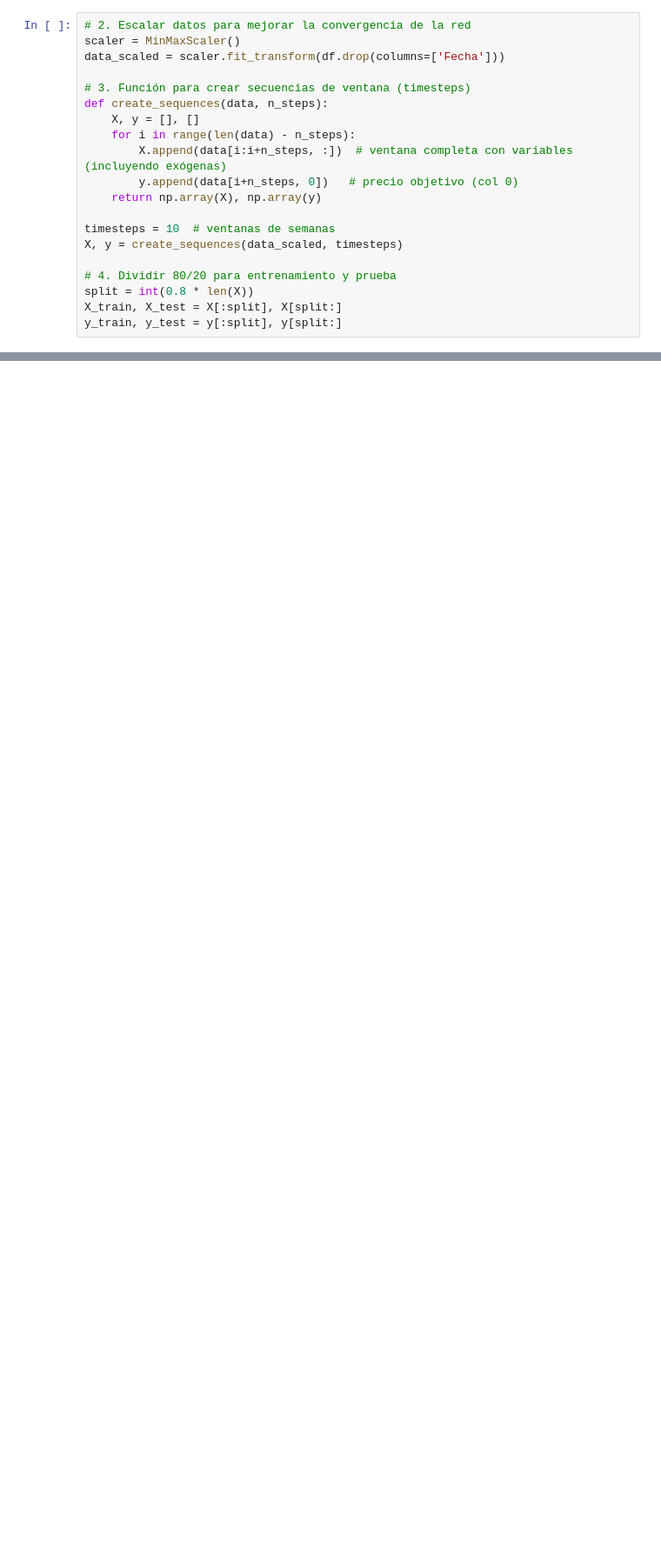
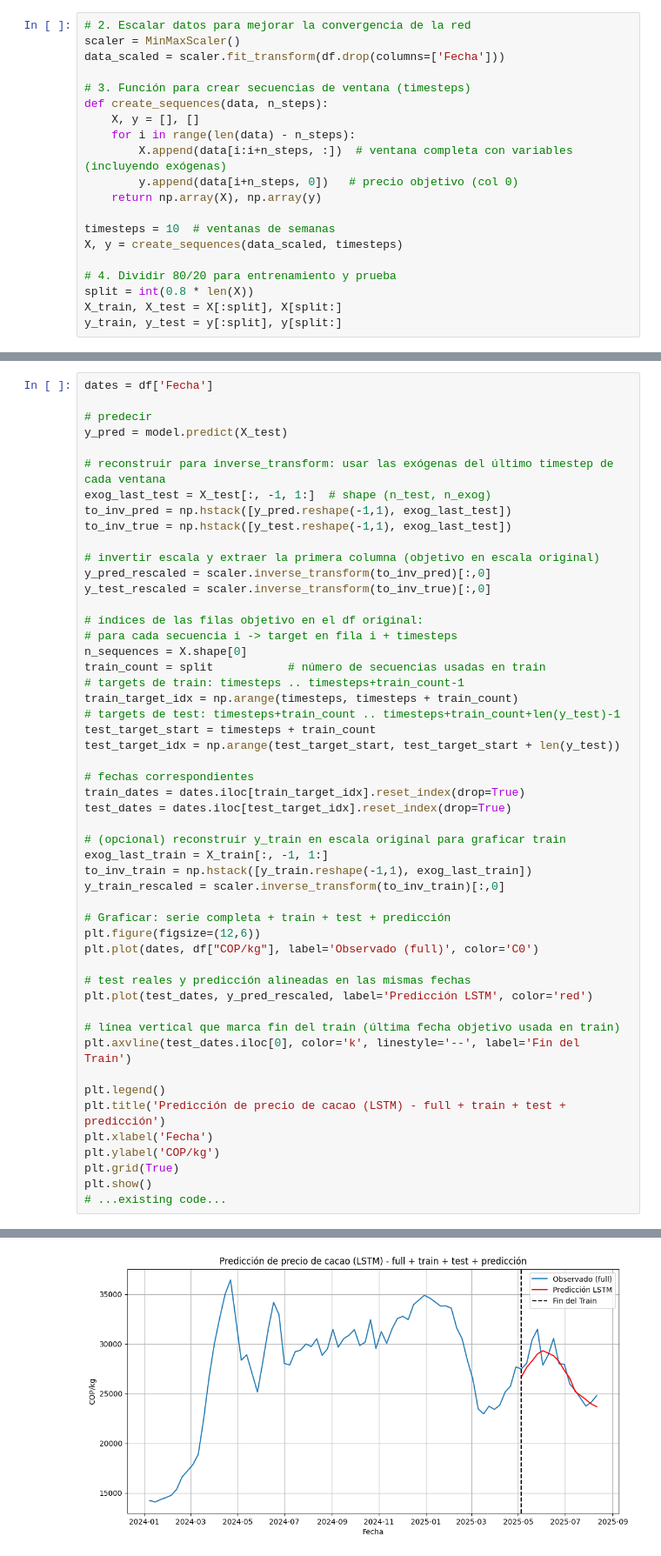
Before and after one commit to pedr0jos3/Mi-tesis, a Jupyter notebook: ModeloLSTM.ipynb, the cells around one changed output, grey strips where cells are left out. Shown: that part at 87% size. Cells and saved outputs as stored; diff of their text form; blank space fills up the shorter version.

```diff
--- a/ModeloLSTM.ipynb
+++ b/ModeloLSTM.ipynb
@@ -107,0 +105,52 @@ RMSE en test (original scale): 1199.16
+# %%
+dates = df['Fecha']
+
+# predecir
+y_pred = model.predict(X_test)
+
+# reconstruir para inverse_transform: usar las exógenas del último timestep de cada ventana
+exog_last_test = X_test[:, -1, 1:]  # shape (n_test, n_exog)
+to_inv_pred = np.hstack([y_pred.reshape(-1,1), exog_last_test])
+to_inv_true = np.hstack([y_test.reshape(-1,1), exog_last_test])
+
+# invertir escala y extraer la primera columna (objetivo en escala original)
+y_pred_rescaled = scaler.inverse_transform(to_inv_pred)[:,0]
+y_test_rescaled = scaler.inverse_transform(to_inv_true)[:,0]
+
+# índices de las filas objetivo en el df original:
+# para cada secuencia i -> target en fila i + timesteps
+n_sequences = X.shape[0]
+train_count = split           # número de secuencias usadas en train
+# targets de train: timesteps .. timesteps+train_count-1
+train_target_idx = np.arange(timesteps, timesteps + train_count)
+# targets de test: timesteps+train_count .. timesteps+train_count+len(y_test)-1
+test_target_start = timesteps + train_count
+test_target_idx = np.arange(test_target_start, test_target_start + len(y_test))
+
+# fechas correspondientes
+train_dates = dates.iloc[train_target_idx].reset_index(drop=True)
+test_dates = dates.iloc[test_target_idx].reset_index(drop=True)
+
+# (opcional) reconstruir y_train en escala original para graficar train
+exog_last_train = X_train[:, -1, 1:]
+to_inv_train = np.hstack([y_train.reshape(-1,1), exog_last_train])
+y_train_rescaled = scaler.inverse_transform(to_inv_train)[:,0]
+
+# Graficar: serie completa + train + test + predicción
+plt.figure(figsize=(12,6))
+plt.plot(dates, df["COP/kg"], label='Observado (full)', color='C0')
+
+# test reales y predicción alineadas en las mismas fechas
+plt.plot(test_dates, y_pred_rescaled, label='Predicción LSTM', color='red')
+
+# línea vertical que marca fin del train (última fecha objetivo usada en train)
+plt.axvline(test_dates.iloc[0], color='k', linestyle='--', label='Fin del Train')
+
+plt.legend()
+plt.title('Predicción de precio de cacao (LSTM) - full + train + test + predicción')
+plt.xlabel('Fecha')
+plt.ylabel('COP/kg')
+plt.grid(True)
+plt.show()
+# ...existing code...
+# %% [output]
@@ -107,0 +158 @@ RMSE en test (original scale): 1199.16
+[figure, added]
```
Also changed, not shown: parts of 5 cells of this notebook, 7 other files.
